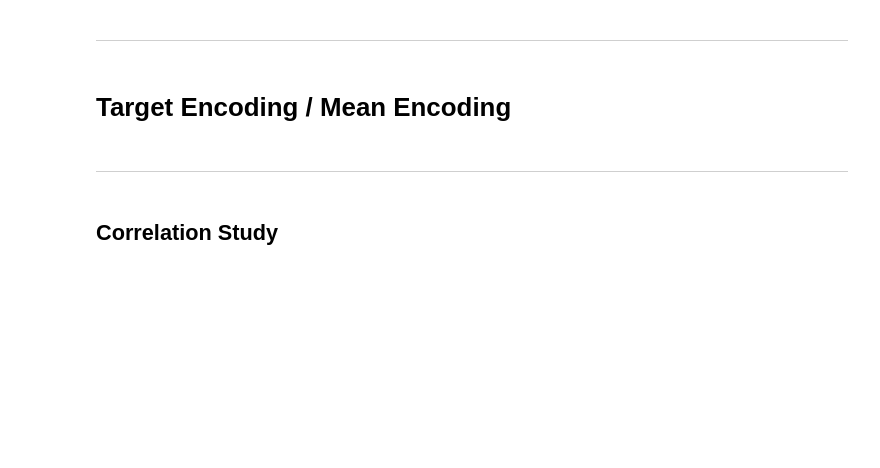
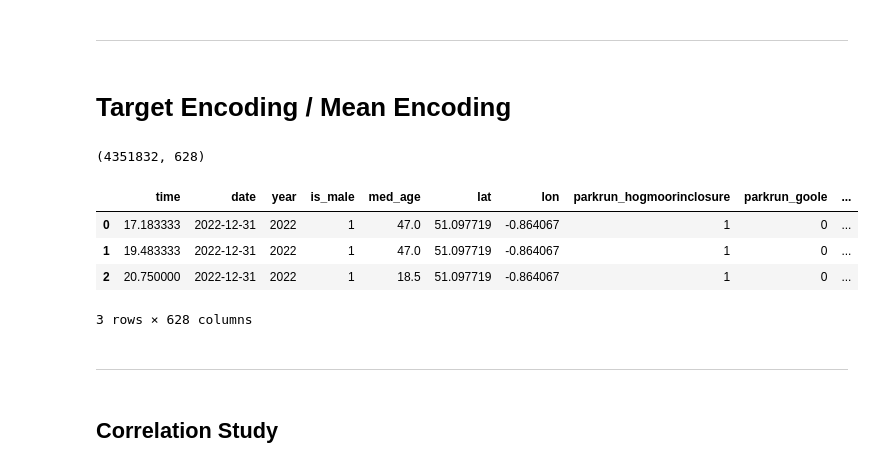
Before and after one commit to denham-ed/parkrun-explore, a Jupyter notebook: jupyter_notebooks/02 - Initial Explore.ipynb, the cells around one changed output. Saved outputs shown, nothing was run; the diff lists cells and outputs as text; code cells hidden in the pictures; blank space fills up the shorter version.

```diff
--- a/jupyter_notebooks/02 - Initial Explore.ipynb
+++ b/jupyter_notebooks/02 - Initial Explore.ipynb
@@ -63,18 +92,19 @@ pandas_report.to_notebook_iframe()
 ___
 # %% [markdown]
 # Target Encoding / Mean Encoding
-# %%
-from feature_engine.encoding import MeanEncoder
-# Create an instance of the MeanEncoder
-encoder = MeanEncoder(variables=['parkrun'])
-# isinstance(df['parkrun'],pd.DataFrame)
-# Fit the encoder on the 'parkrun' column
-encoder.fit(df, df['time'])
-# Transform the 'parkrun' column
-transformed_df = encoder.transform(df)
-transformed_df = pd.concat([df['time'], transformed_df], axis=1)
-print(transformed_df.shape)
-transformed_df.head()
+# %%
+from feature_engine.encoding import OneHotEncoder
+encoder = OneHotEncoder(variables=['parkrun'], drop_last=False)
+df_ohe = encoder.fit_transform(df)
+print(df_ohe.shape)
+df_ohe.head(3)
+# %% [output]
+(4351832, 628)
+|  | time | date | year | is_male | med_age | lat | lon | parkrun_hogmoorinclosure | parkrun_goole | ... |
+| 0 | 17.183333 | 2022-12-31 | 2022 | 1 | 47.0 | 51.097719 | -0.864067 | 1 | 0 | ... |
+| 1 | 19.483333 | 2022-12-31 | 2022 | 1 | 47.0 | 51.097719 | -0.864067 | 1 | 0 | ... |
+| 2 | 20.750000 | 2022-12-31 | 2022 | 1 | 18.5 | 51.097719 | -0.864067 | 1 | 0 | ... |
+3 rows × 628 columns
 # %% [markdown]
 ___
 # %% [markdown]
```
Also changed, not shown: parts of 6 cells of this notebook, 2 other files.
